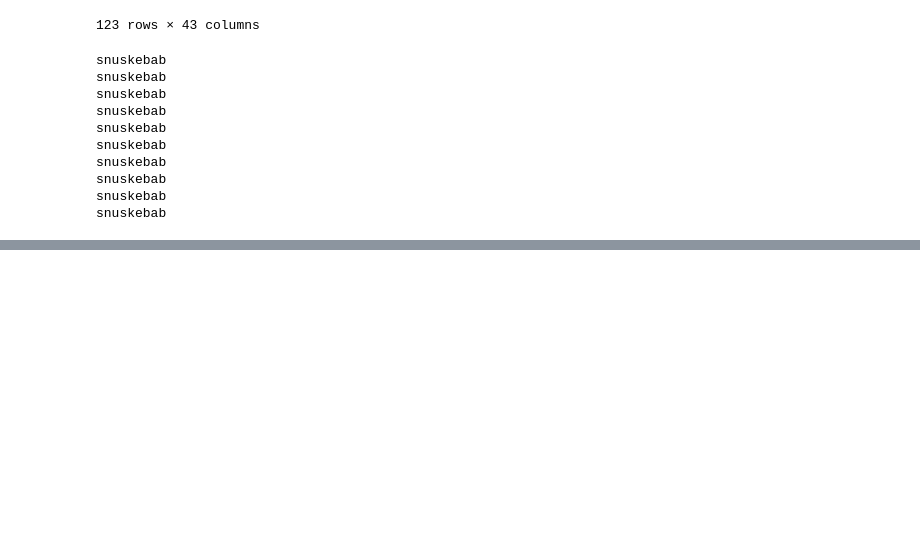
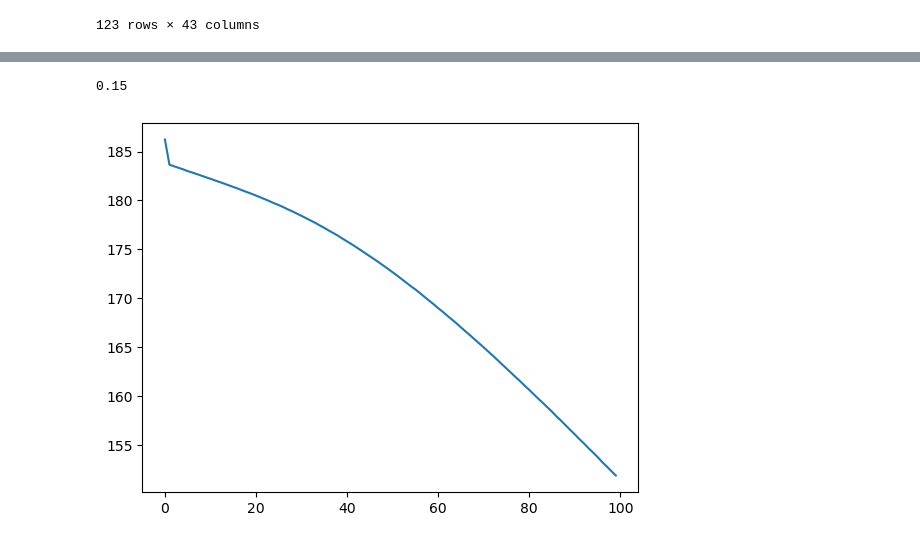
Before and after one commit to Christofferfuglkjaer/Dataproject, a Jupyter notebook: data.ipynb, the cells around one changed output, grey strips where cells are left out. Drawn from its saved outputs; the diff is of its cells as text; code cells hidden in the pictures; blank space fills up the shorter version.

```diff
--- a/data.ipynb
+++ b/data.ipynb
@@ -22,18 +32,43 @@ df
 | Å | 83 | 112143 | b | 13/07/04 | NaN | 12.0 | 0.0 | ... |
 | Å | 84 | 112144 | b | 16/07/04 | NaN | 9.0 | 1.0 | ... |
 123 rows × 43 columns
-# %%
-
-for i in range(10):
-    print('snuskebab')
-# %% [output]
-snuskebab
-snuskebab
-snuskebab
-snuskebab
-snuskebab
-snuskebab
-snuskebab
-snuskebab
-snuskebab
-snuskebab
+# %%
+X_train = df[1:125][["Anteroposterior 1","Anteroposterior 2","Vertical 1","Vertical 2","Transverse","Crowding ","Spacing","Tooth shape/size\r\n"]]
+#Total Row Score C is the target variable
+y_train = df[1:125][["Total Row Score C"]]
+
+
+#change dataframes to numpy arrays
+X_train = X_train.to_numpy()
+y_train = y_train.to_numpy()
+# %%
+#random select index 80% for training and 20% for testing
+train_index = np.random.choice(len(X_train), int(0.8*len(X_train)), replace=False)
+test_index = np.array([i for i in range(len(X_train)) if i not in train_index])
+
+#split the data
+X_train, X_test = X_train[train_index], X_train[test_index]
+y_train, y_test = y_train[train_index], y_train[test_index]
+# %%
+#neural network
+#If in
+model = Sequential()
+model.add(Dense(8, input_dim=8, activation='relu'))
+model.add(Dense(8, activation='relu'))
+model.add(Dense(1, activation='linear'))
+
+model.compile(loss='mean_squared_error', optimizer='adam')
+
+history = model.fit(X_train, y_train, epochs=100, batch_size=10, validation_data=(X_test, y_test))
+
+#plot the loss
+plt.plot(history.history['loss'], label='train')
+
+#print the accuracy
+y_pred = model.predict(X_test)
+y_pred = np.round(y_pred)
+y_pred = y_pred.astype(int)
+y_test = y_test.astype(int)
+accuracy = sklearn.metrics.accuracy_score(y_test, y_pred)
+accuracy
+# %% [output]
@@ -39,0 +92,2 @@ snuskebab
+0.15
+[figure, added]
```
Also changed, not shown: parts of 5 cells of this notebook.
